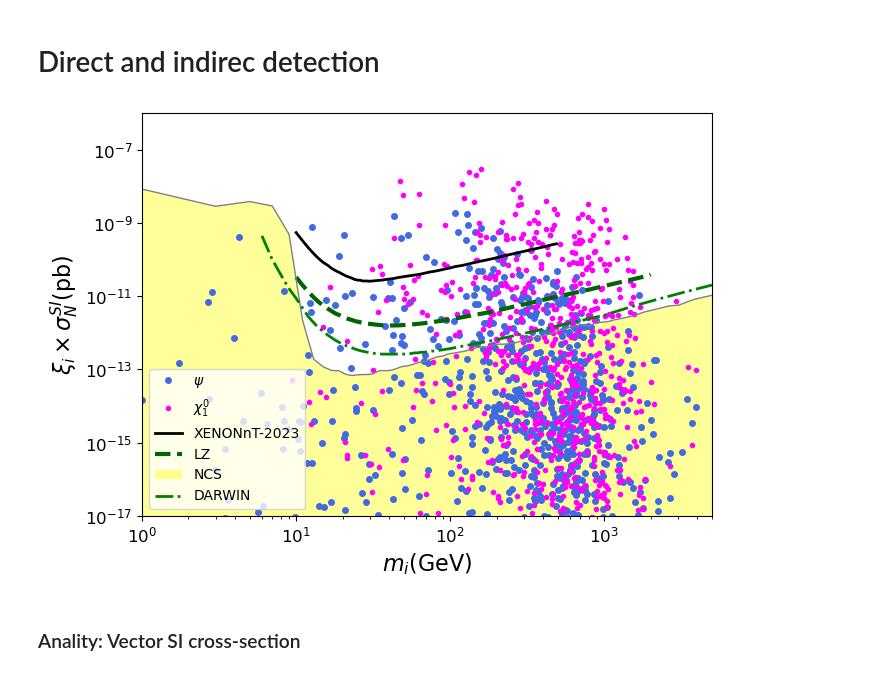
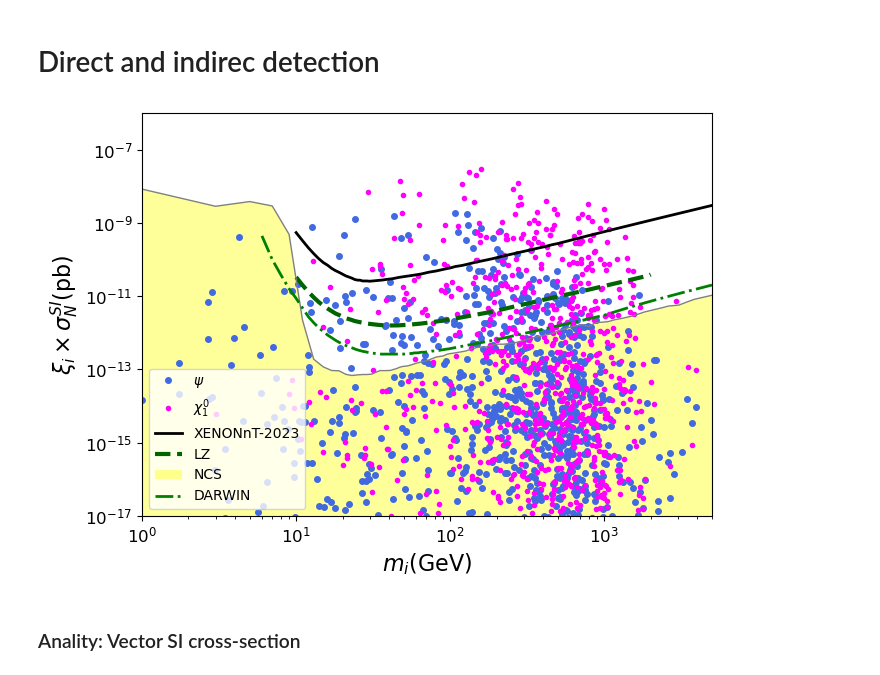
Before and after one commit to davidsuarezr/MDEO, a Jupyter notebook: random-scan-DM.ipynb, the cells around one changed output. Saved outputs shown, nothing was run; the diff lists cells and outputs as text; code cells hidden in the pictures.

```diff
--- a/random-scan-DM.ipynb
+++ b/random-scan-DM.ipynb
@@ -149,0 +166,2 @@ plt.show()
+# %%
+xd['DNeff'] = ΔNeff1_vec(2.3e-3, xd.epsilon, xd.TWpSPheno, xd.g1p)
@@ -185,38 +205,40 @@ plt.loglog(xd.mChi, (xd.Omega1/Omega)*xd.SIN1, color='royalblue', marker='o',ms=
 plt.loglog(xd.mXi_1, (xd.Omega2/Omega)*xd.SIN2, color='magenta', marker='o',ms=3,linestyle='', label=r'$\chi^0_1$')
 
 #XENON1T
-n=np.arange(10,490)
+n=np.arange(10,5000)
 plt.loglog(n,XENONnT(n)*1e+36,'k-',lw=2,label='XENONnT-2023')
 
 #plt LZ
 n=np.arange(10,2000)
 plt.semilogy(n,LZSI(n)*1e+36,color='darkgreen',linestyle='--',lw=3,label='LZ')
 
 #Neutrino coherent scattering
 n=np.arange(1,5.e+3,2)
 plt.loglog(n,NCS(n),color='grey',lw=1.0,label='')
 back=[]
 for i in range(0,len(n)):
     m = NCS(n[i])
     back.append(m)
 back=np.asarray(back)
 plt.fill_between(n,1.e-38,back,facecolor='yellow',alpha=0.4,label='NCS')
 
 # DARWIN SI
 n=np.arange(6,5000)
 plt.loglog(n,DARSI(n)*1e+36,color='green',linestyle='-.',lw=2,label='DARWIN')
 
 plt.xlabel(r'$m_i$(GeV)',size=16)
 plt.ylabel(r'$\xi_i\times\sigma_N^{SI}$(pb)',size=16)
 plt.legend(prop={'size':10},loc='lower left')
 plt.xlim(1e0,5e3)
 plt.ylim(1e-17,1e-6)
+#plt.ylim(1e-11,3.5e-9)
+#plt.grid()
 
 plt.tight_layout()
 #plt.savefig('plots/SI.pdf')
 plt.show()
 # %% [output]
-[figure, old version]
+[figure, new version]
 # %% [markdown]
 ### Anality: Vector SI cross-section
 # %%
```
Also changed, not shown: parts of 28 cells of this notebook, 6 other files.
